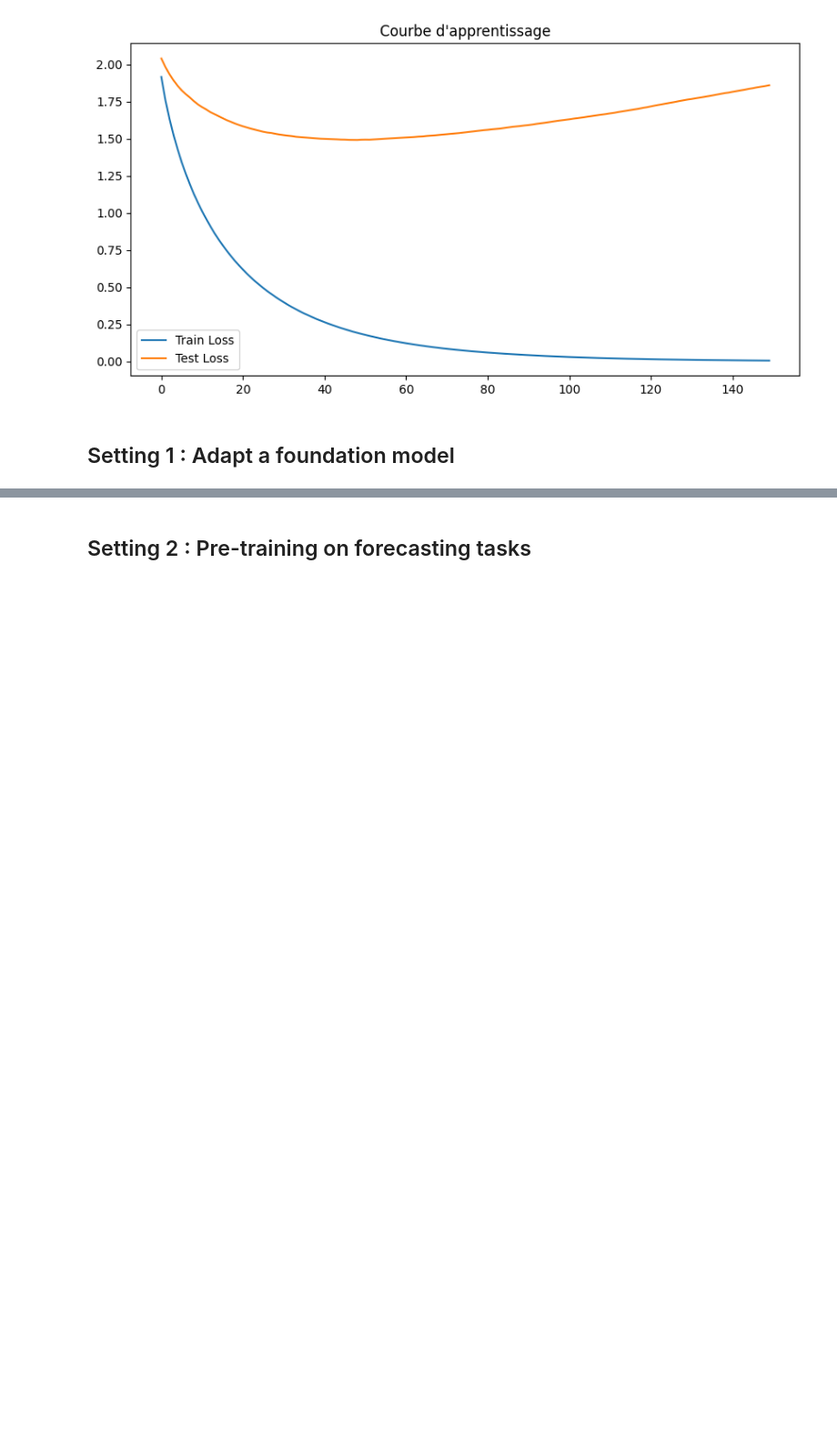
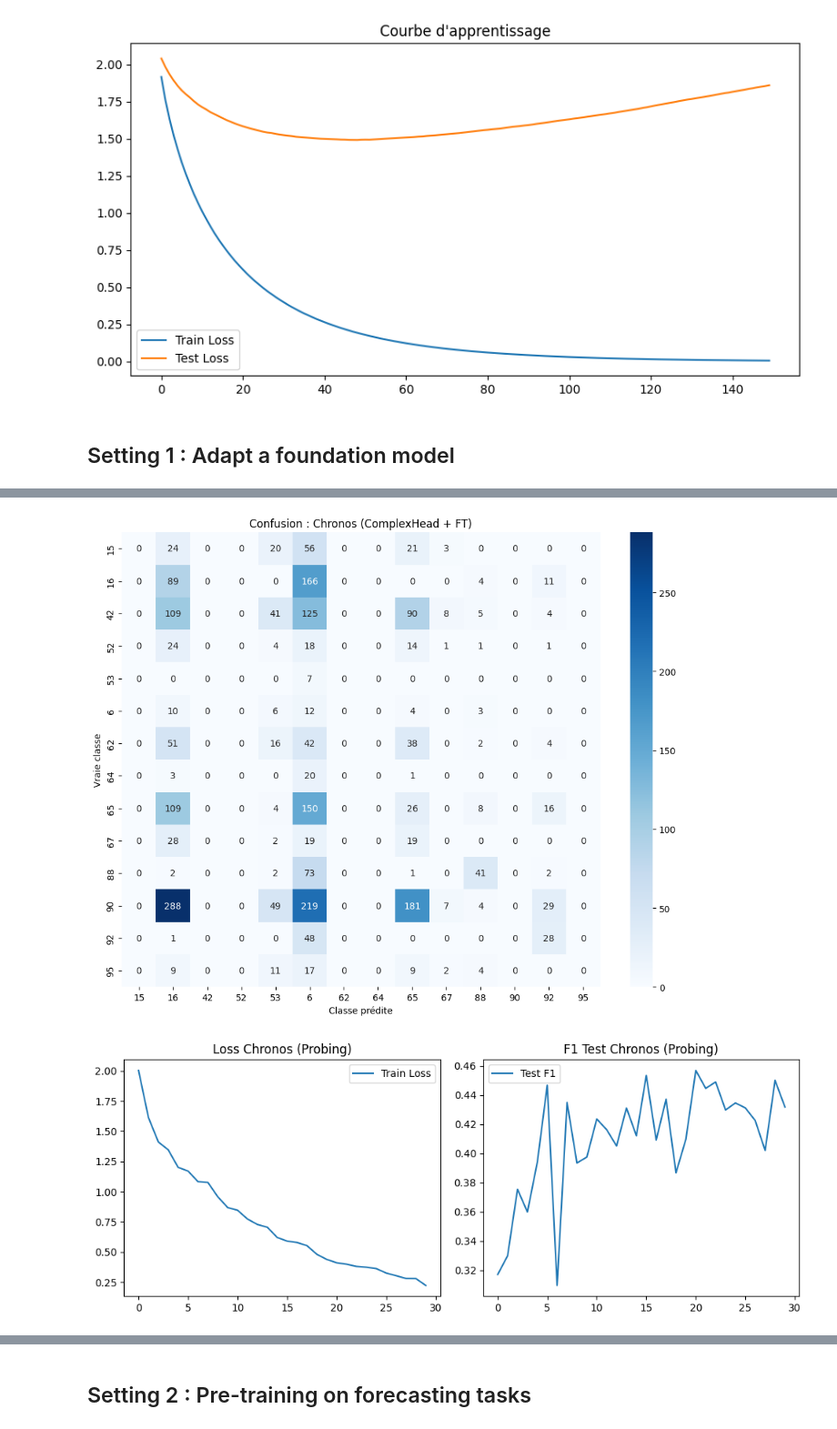
Before and after one commit to scartriche/lsst-moment-classification, a Jupyter notebook: time-series-project.ipynb, the cells around one changed output, grey strips where cells are left out. Shown at 91% size. Drawn from its saved outputs; the diff is of its cells as text; code cells hidden in the pictures; blank space fills up the shorter version.

```diff
--- a/time-series-project.ipynb
+++ b/time-series-project.ipynb
@@ -803,0 +1067,17 @@ Chronos Epoch [10/10] | Train F1: 0.0883 | Test F1: 0.1044
+# %%
+plot_confusion_matrix(chronos_model, nn.Identity(), test_loader, le,
+                      title="Confusion : Chronos (ComplexHead + FT)")
+
+plt.figure(figsize=(10, 4))
+plt.subplot(1, 2, 1)
+plt.plot(history_chronos["train_loss"], label="Train Loss")
+plt.title("Loss Chronos (Probing)")
+plt.legend()
+plt.subplot(1, 2, 2)
+plt.plot(history_chronos["test_f1"], label="Test F1")
+plt.title("F1 Test Chronos (Probing)")
+plt.legend()
+plt.tight_layout(); plt.show()
+# %% [output]
+[figure, added]
+[figure, added]
```
Also changed, not shown: parts of 42 cells of this notebook.
